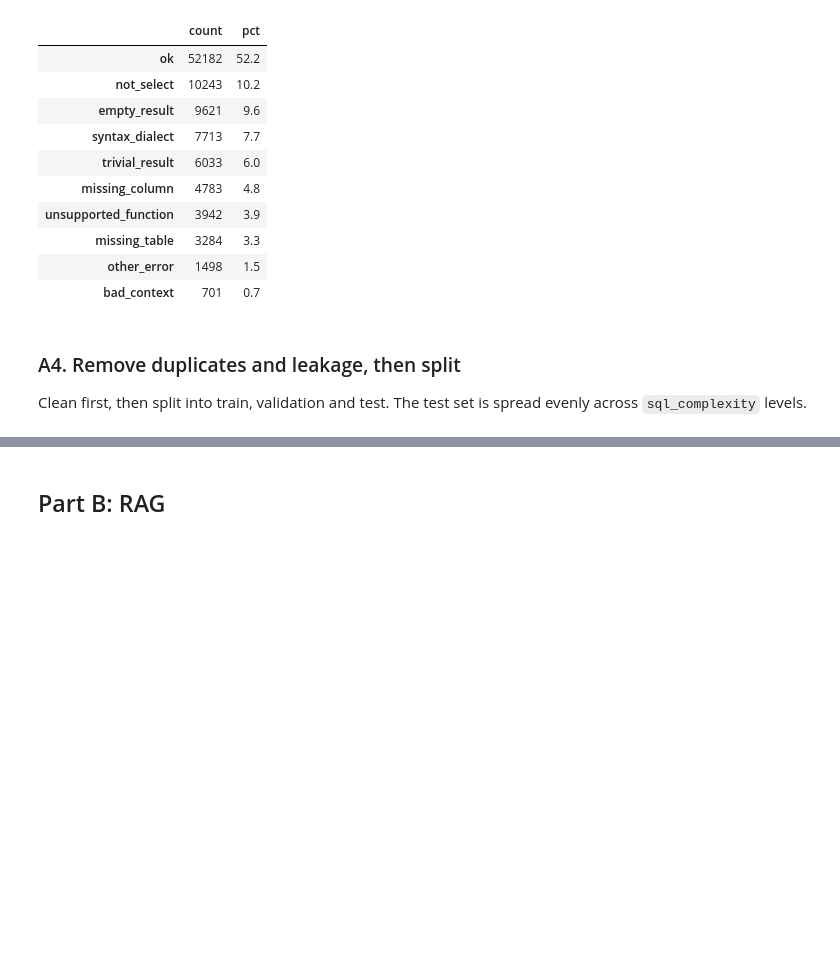
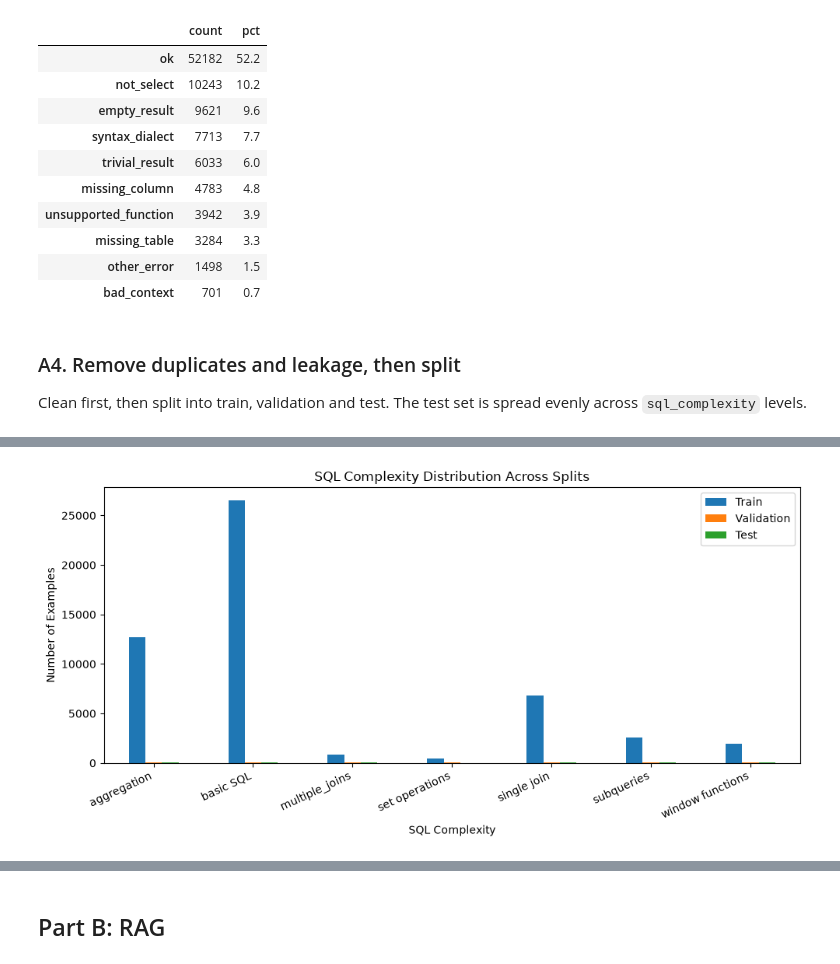
Before and after one commit to Pappu-Meghana-Sharma/p05-text-to-sql-analyst, a Jupyter notebook: p05_clean_and_rag.ipynb, the cells around one changed output, grey strips where cells are left out. Saved outputs shown, nothing was run; the diff lists cells and outputs as text; code cells hidden in the pictures; blank space fills up the shorter version.

```diff
--- a/p05_clean_and_rag.ipynb
+++ b/p05_clean_and_rag.ipynb
@@ -221,8 +223,4 @@ Write down flagged ids with a reason. Example: `{4323: "gold SQL ignores the BRI
 # %%
-FLAGGED_TEST = {}    # id: reason  (only ids from the audited candidates)
-FLAGGED_TRAIN = {}   # id: reason
-
-test_ids = [i for i in cand if i not in FLAGGED_TEST][:TEST_SIZE]
-train_ids = [i for i in train_ids if i not in FLAGGED_TRAIN]
-print("manual audit flag rate (test):", f"{len(FLAGGED_TEST)}/{AUDIT_N}")
-print("final sizes -> train:", len(train_ids), "| val:", len(val_ids), "| test:", len(test_ids))
+test_ids = [i for i in cand ][:TEST_SIZE]
+train_ids = [i for i in train_ids]
+val_ids = [i for i in val_ids ]
@@ -277,0 +323,20 @@ saved ID files and filter_report.json
+# %%
+complexities = sorted(set(train_pool["sql_complexity"]) |
+                      set(val_ds["sql_complexity"]) |
+                      set(test_ds["sql_complexity"]))
+
+complexity_counts = pd.DataFrame({
+    "Train": Counter(train_pool["sql_complexity"]),
+    "Validation": Counter(val_ds["sql_complexity"]),
+    "Test": Counter(test_ds["sql_complexity"]),
+}).reindex(complexities, fill_value=0)
+
+complexity_counts.plot(kind="bar", figsize=(10, 5))
+plt.xlabel("SQL Complexity")
+plt.ylabel("Number of Examples")
+plt.title("SQL Complexity Distribution Across Splits")
+plt.xticks(rotation=25, ha="right")
+plt.tight_layout()
+plt.show()
+# %% [output]
+[figure, added]
```
Also changed, not shown: parts of 33 cells of this notebook, 38 other files.
